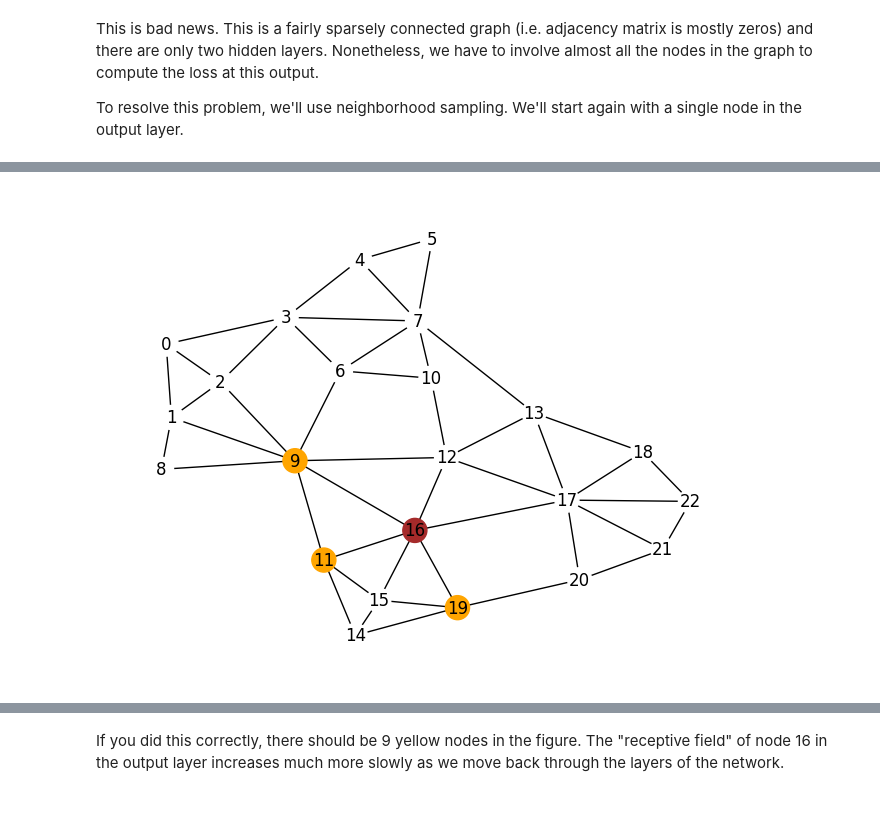
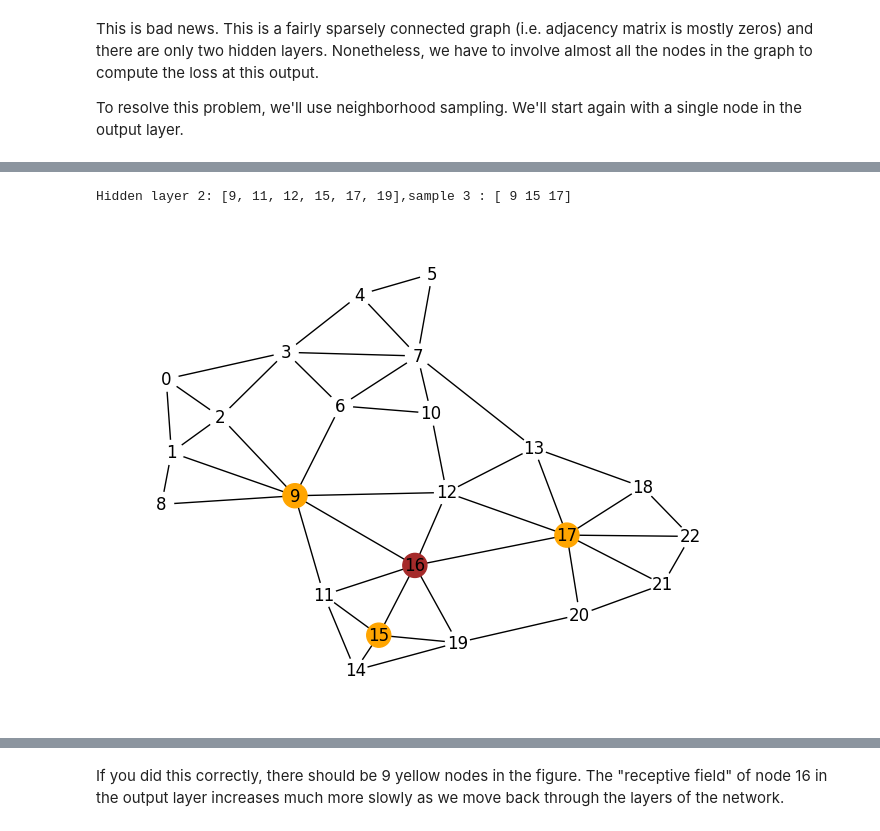
Before and after one commit to pouil/skills-introduction-to-github, a Jupyter notebook: Notebooks/Chap13/13_3_Neighborhood_Sampling.ipynb, the cells around one changed output, grey strips where cells are left out. Saved outputs shown, nothing was run; the diff lists cells and outputs as text; code cells hidden in the pictures.

```diff
--- a/Notebooks/Chap13/13_3_Neighborhood_Sampling.ipynb
+++ b/Notebooks/Chap13/13_3_Neighborhood_Sampling.ipynb
@@ -159,20 +113,26 @@ n_sample = 3
 # %%
 # TODO Find the nodes in hidden layer 2 that connect to node 16 in the output layer
 # using the adjacency matrix.  Then sample n_sample of these nodes randomly without
 # replacement.
-n_sample = 3
-all_h2 = np.where(A[output_node] == 1)[0]
-if len(all_h2) > n_sample:
-    sampled_h2 = np.random.choice(all_h2, size=n_sample, replace=False)
+
+# Replace this line:
+output_node = 16
+sampled_nodes = set()
+neighbors_h2 = np.where(A[output_node] == 1)[0]
+if len(neighbors_h2) >= n_sample:
+    sampled_h2 = np.random.choice(neighbors_h2, size=n_sample, replace=False)
 else:
-    sampled_h2 = all_h2
+    sampled_h2 = neighbors_h2
+sampled_nodes.update(sampled_h2)
+
+print(f"Hidden layer 2: {neighbors_h2.tolist()},sample {len(sampled_h2)} : {sampled_h2}")
 
 neighbor_nodes_total = np.zeros(n_nodes, dtype=int)
-neighbor_nodes_total[sampled_h2] = 1
-
+neighbor_nodes_total[list(sampled_nodes)] = 1
 draw_graph_structure(A, output_layer_nodes, neighbor_nodes_total)
 # %% [output]
+Hidden layer 2: [9, 11, 12, 15, 17, 19],sample 3 : [ 9 15 17]
-[figure, old version]
+[figure, new version]
 # %%
 # TODO Find the nodes in hidden layer 1 that connect to the nodes in hidden layer 2
 # using the adjacency matrix.  Then sample n_sample of these nodes randomly without
```
Also changed, not shown: parts of 8 cells of this notebook.
